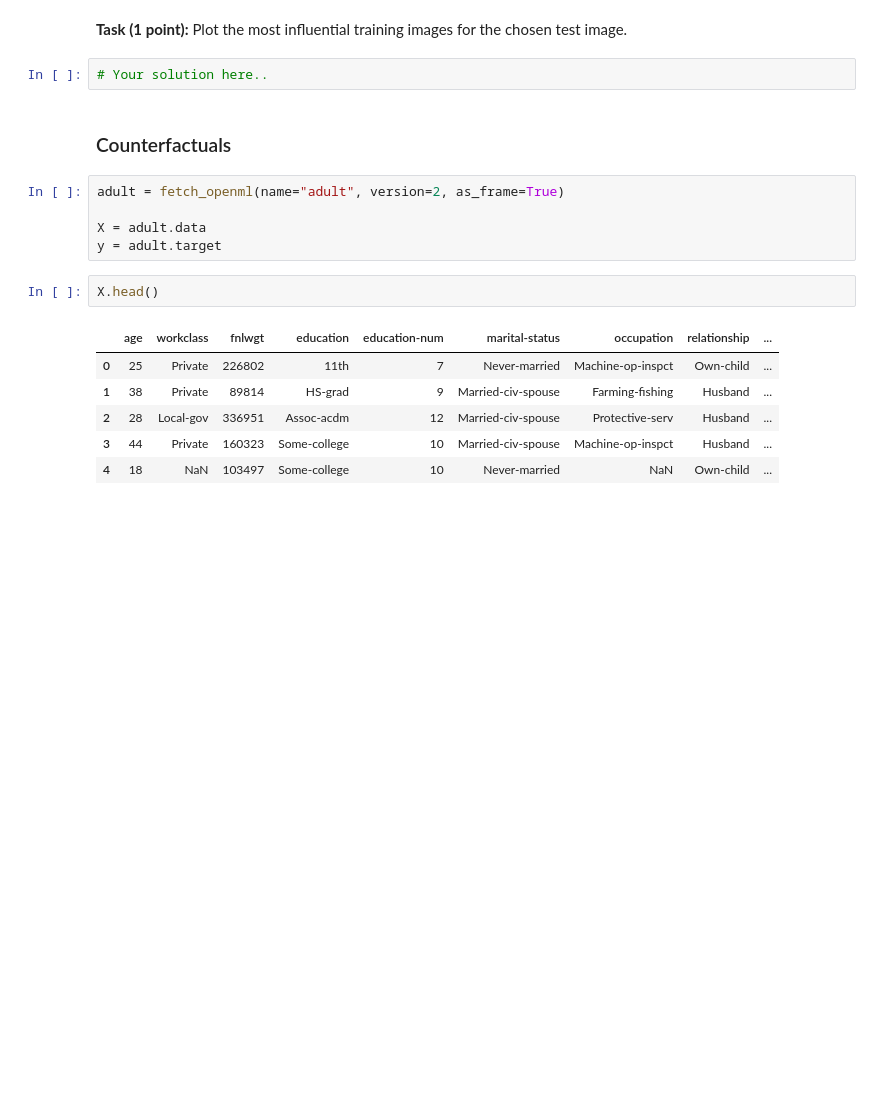
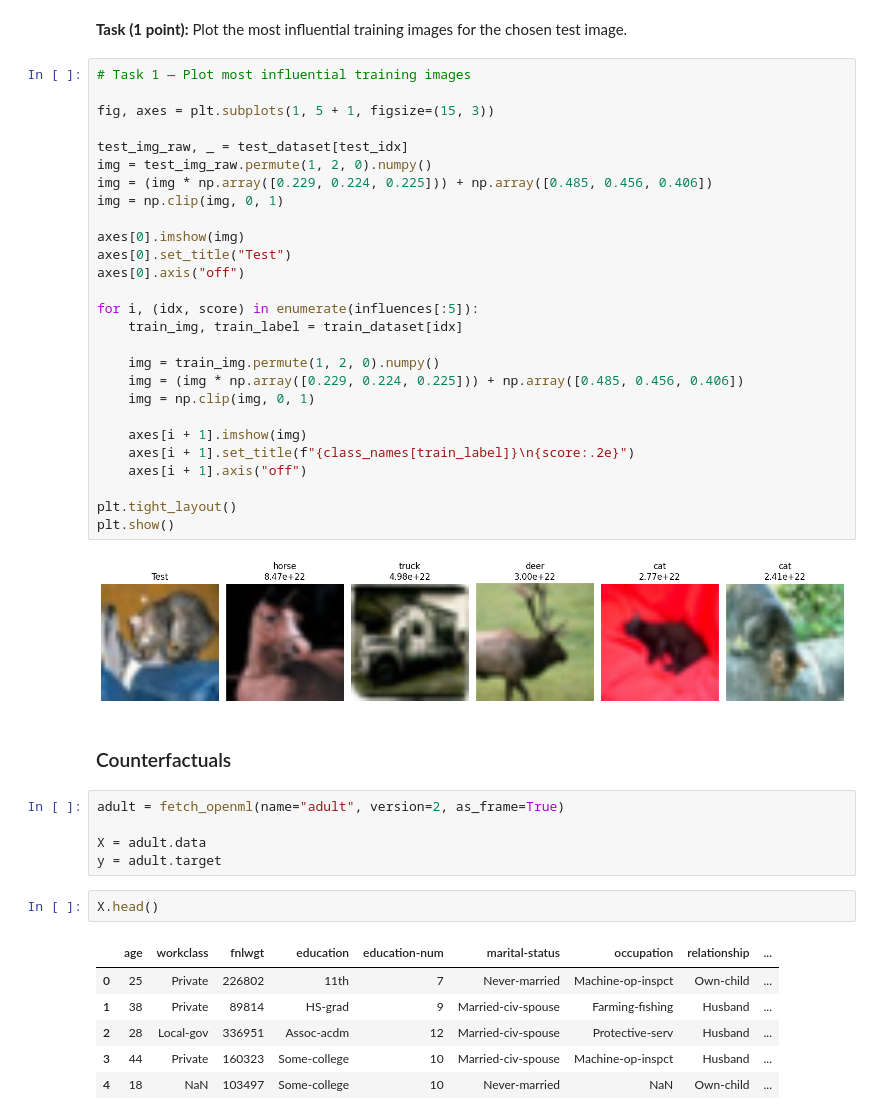
Before and after one commit to chambrehomme/XAI, a Jupyter notebook: XAI_Lab_Counterf_Assignment.ipynb, the cells around one changed output. Saved outputs shown, nothing was run; the diff lists cells and outputs as text; blank space fills up the shorter version.

```diff
--- a/XAI_Lab_Counterf_Assignment.ipynb
+++ b/XAI_Lab_Counterf_Assignment.ipynb
@@ -126,7 +228,34 @@ def lissa_inverse_hvp(model, test_x, test_y, train_loader, damping=0.01, scale=2
 # %% [markdown]
 **Task (1 point):** Plot the most influential training images for the chosen test image.
 # %%
-# Your solution here..
+# Task 1 — Plot most influential training images
+
+fig, axes = plt.subplots(1, 5 + 1, figsize=(15, 3))
+
+test_img_raw, _ = test_dataset[test_idx]
+img = test_img_raw.permute(1, 2, 0).numpy()
+img = (img * np.array([0.229, 0.224, 0.225])) + np.array([0.485, 0.456, 0.406])
+img = np.clip(img, 0, 1)
+
+axes[0].imshow(img)
+axes[0].set_title("Test")
+axes[0].axis("off")
+
+for i, (idx, score) in enumerate(influences[:5]):
+    train_img, train_label = train_dataset[idx]
+
+    img = train_img.permute(1, 2, 0).numpy()
+    img = (img * np.array([0.229, 0.224, 0.225])) + np.array([0.485, 0.456, 0.406])
+    img = np.clip(img, 0, 1)
+
+    axes[i + 1].imshow(img)
+    axes[i + 1].set_title(f"{class_names[train_label]}\n{score:.2e}")
+    axes[i + 1].axis("off")
+
+plt.tight_layout()
+plt.show()
+# %% [output]
+[figure, added]
 # %% [markdown]
 ### Counterfactuals
 # %%
```
Also changed, not shown: parts of 11 cells of this notebook.
